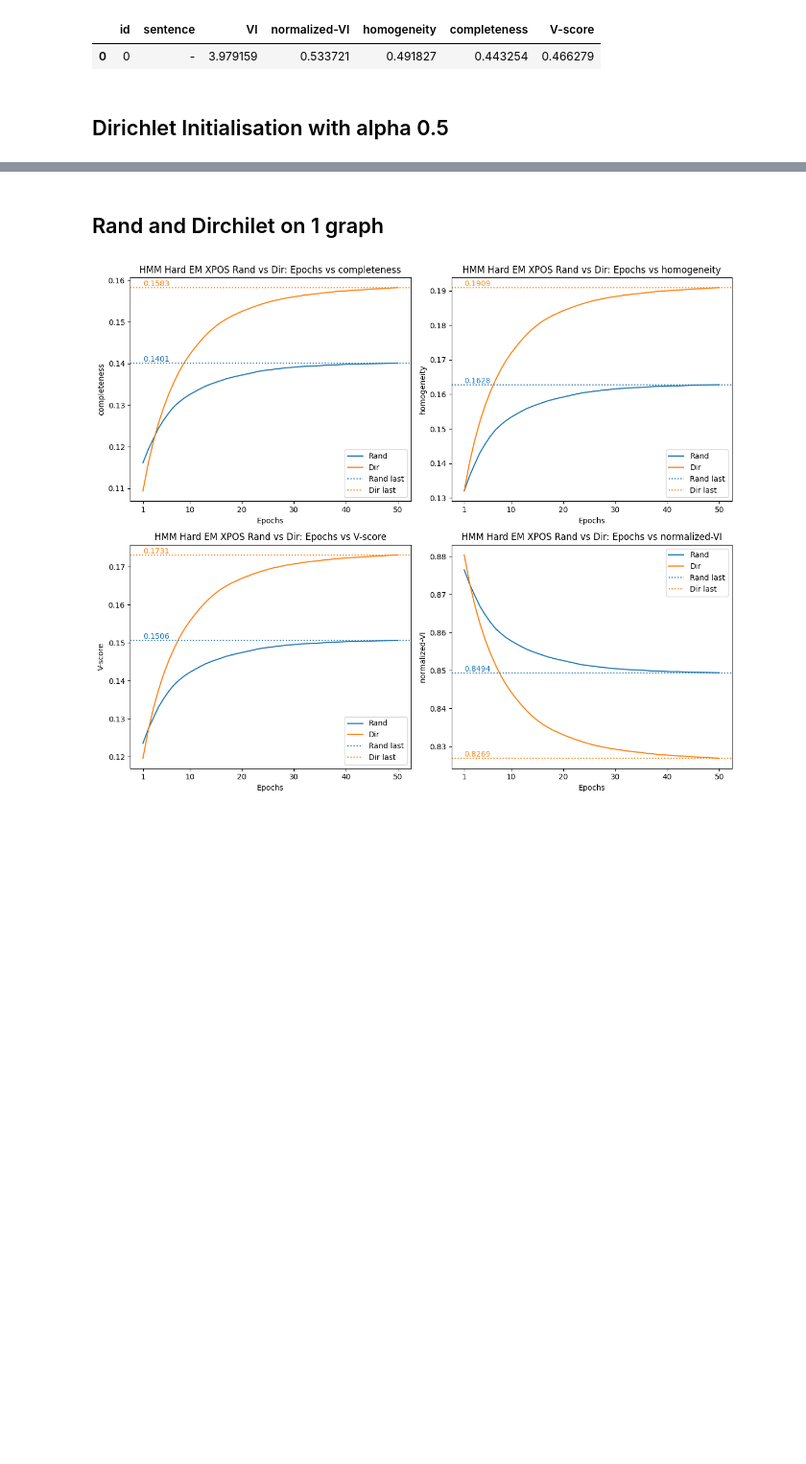
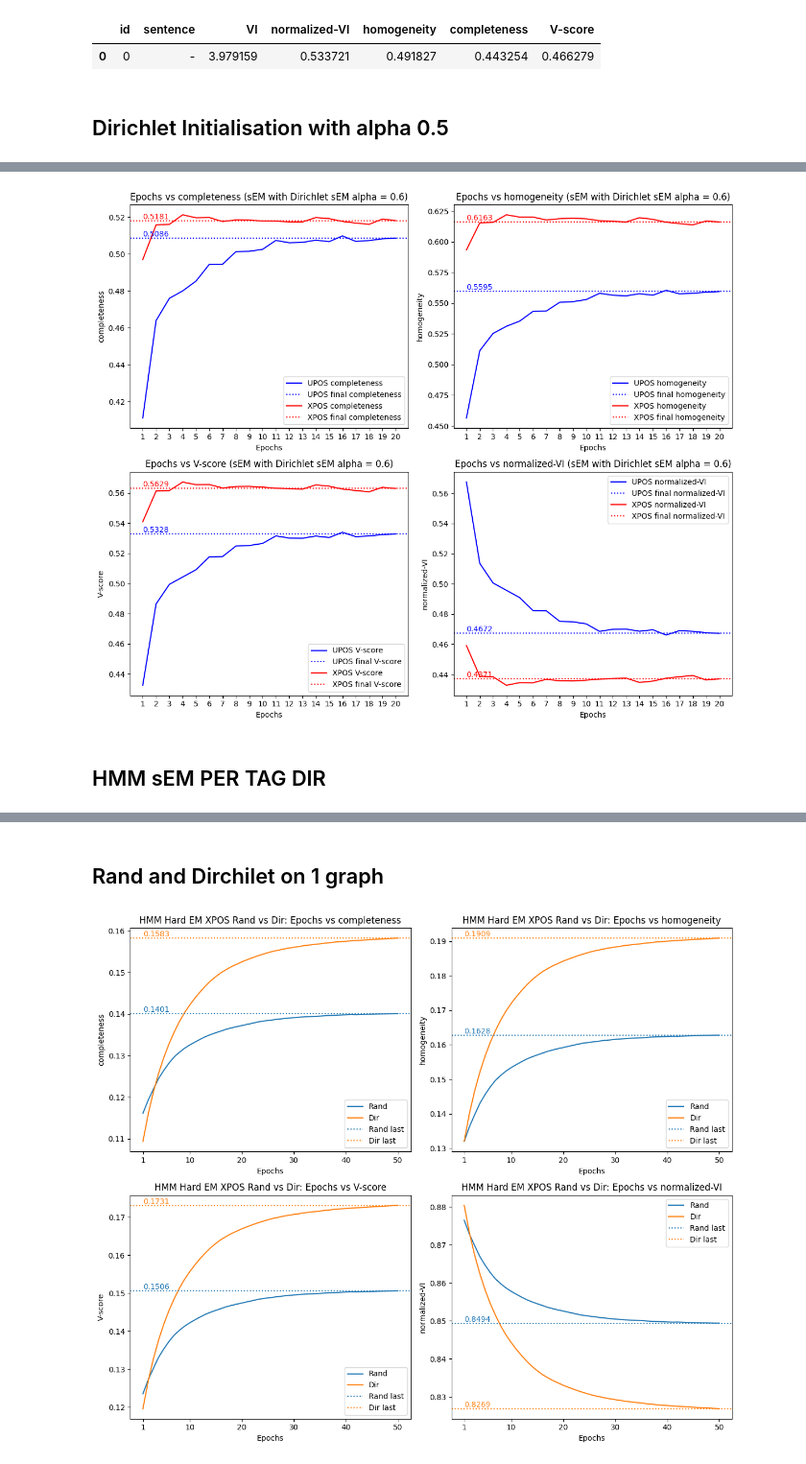
Before and after one commit to amoghvk21/NLP-assignment-3, a Jupyter notebook: skeleton_code/results_parser.ipynb, the cells around one changed output, grey strips where cells are left out. Shown at 96% size. Saved outputs shown, nothing was run; the diff lists cells and outputs as text; code cells hidden in the pictures; blank space fills up the shorter version.

```diff
--- a/skeleton_code/results_parser.ipynb
+++ b/skeleton_code/results_parser.ipynb
@@ -756,0 +243,62 @@ plt.show()
+# %%
+import pandas as pd
+import matplotlib.pyplot as plt
+
+
+FILE_PREFIXES = ["hmm-sem-upos-dir-alpha-0.6", "hmm-sem-xpos-dir-alpha-0.6"]
+FIELDS = ["completeness", "homogeneity", "V-score", "normalized-VI"]
+NUM_STAGES = 20
+
+LABELS = ["UPOS", "XPOS"]
+COLORS = ["b", "r"]  # one color for each result type
+FINAL_LINE_COLORS = ["b", "r"]
+
+# Load both results
+all_results = []
+for FILE_PREFIX in FILE_PREFIXES:
+    results = pd.read_csv(f"./output_old_sem_batch_size/{FILE_PREFIX}/results/{FILE_PREFIX}-all-stages.csv")
+    all_results.append(results)
+
+fig, axes = plt.subplots(nrows=2, ncols=2, figsize=(12, 10))
+axes = axes.flatten()
+
+for i, FIELD in enumerate(FIELDS):
+    ax = axes[i]
+    for idx, results in enumerate(all_results):
+        label = LABELS[idx]
+        color = COLORS[idx]
+        final_color = FINAL_LINE_COLORS[idx]
+
+        epochs = results["epoch"]
+
+        ax.plot(epochs, results[FIELD], label=f"{label} {FIELD}", color=color)
+
+        # Add horizontal line for the last epoch's value
+        last_value = results[FIELD].iloc[-1]
+        ax.axhline(
+            y=last_value,
+            color=final_color,
+            linestyle=':',
+            label=f'{label} final {FIELD}'
+        )
+
+        # Add the value label near the left
+        ax.text(
+            epochs.min(), last_value,
+            f"{last_value:.4f}",
+            va='bottom', ha='left', color=final_color
+        )
+
+    ax.set_xticks(range(1, NUM_STAGES + 1))
+
+    ax.set_title(f"Epochs vs {FIELD} (sEM with Dirichlet sEM alpha = 0.6)")
+    ax.set_xlabel("Epochs")
+    ax.set_ylabel(f"{FIELD}")
+    ax.legend()
+
+plt.tight_layout()
+plt.show()
+# %% [output]
+[figure, added]
+# %% [markdown]
+## HMM sEM PER TAG DIR
```
Also changed, not shown: parts of 61 cells of this notebook, 2 other files.
